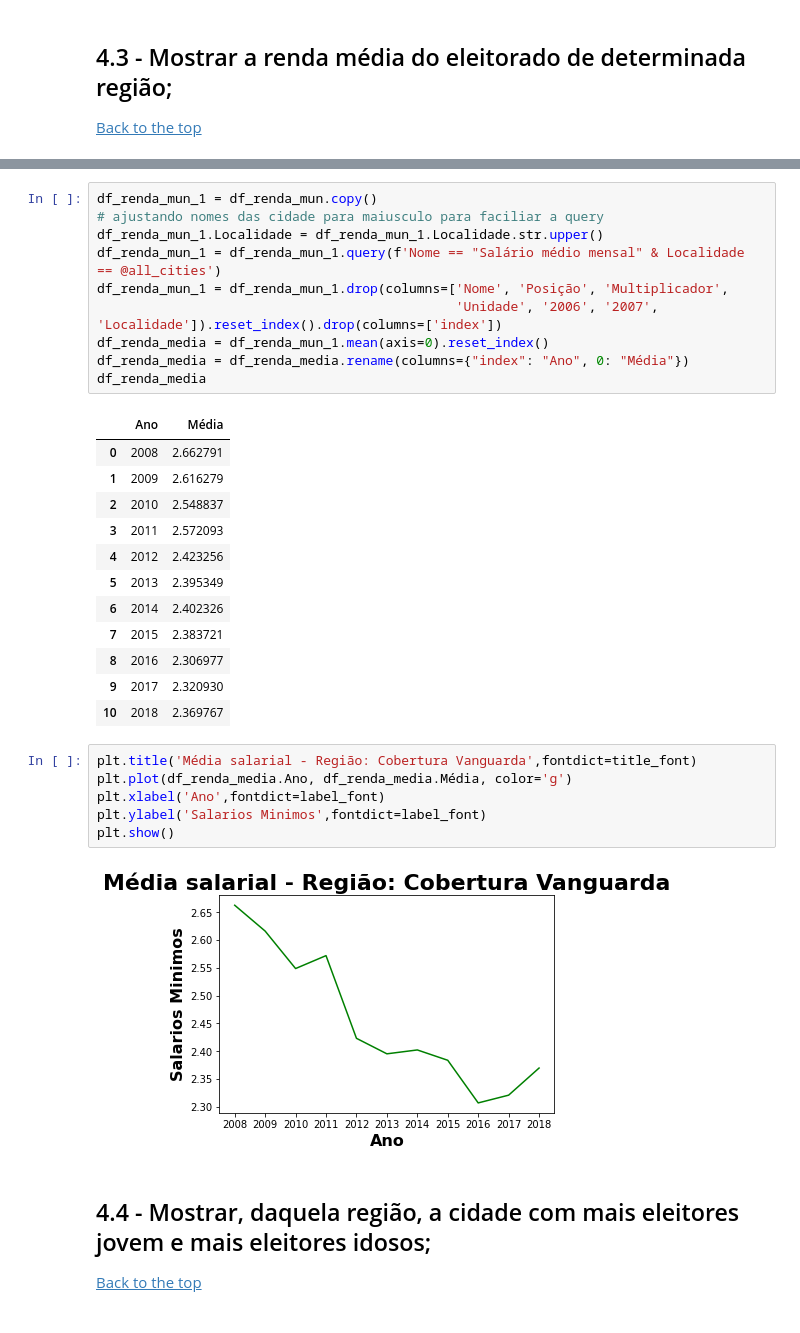
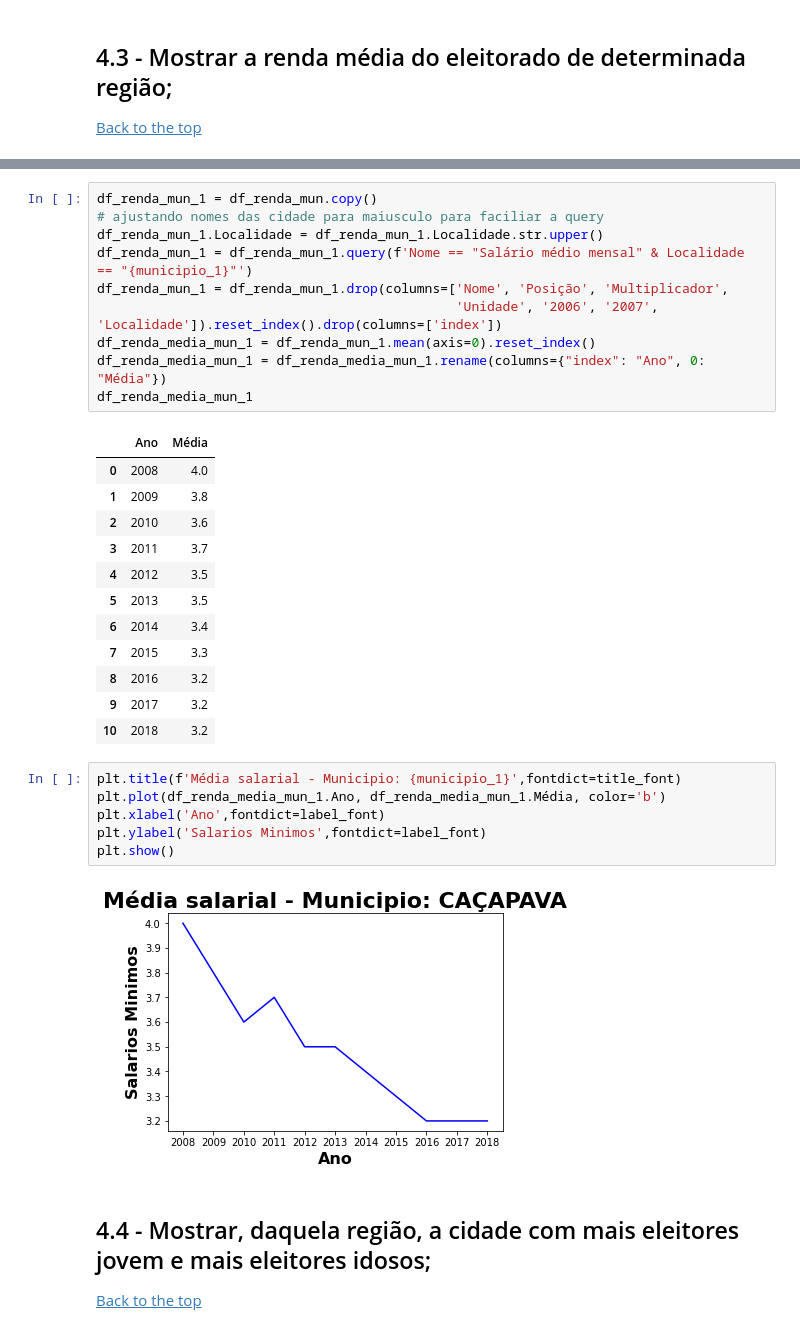
Before and after one commit to aerosdan/data-analysis, a Jupyter notebook: analise_dados_eleitorais.ipynb, the cells around one changed output, grey strips where cells are left out. Cells and saved outputs as stored; diff of their text form.

```diff
--- a/analise_dados_eleitorais.ipynb
+++ b/analise_dados_eleitorais.ipynb
@@ -446,33 +494,33 @@ plt.show()
 df_renda_mun_1 = df_renda_mun.copy()
 # ajustando nomes das cidade para maiusculo para faciliar a query
 df_renda_mun_1.Localidade = df_renda_mun_1.Localidade.str.upper()
-df_renda_mun_1 = df_renda_mun_1.query(f'Nome == "Salário médio mensal" & Localidade == @all_cities')
+df_renda_mun_1 = df_renda_mun_1.query(f'Nome == "Salário médio mensal" & Localidade == "{municipio_1}"')
 df_renda_mun_1 = df_renda_mun_1.drop(columns=['Nome', 'Posição', 'Multiplicador',
                                               'Unidade', '2006', '2007', 'Localidade']).reset_index().drop(columns=['index'])
-df_renda_media = df_renda_mun_1.mean(axis=0).reset_index()
-df_renda_media = df_renda_media.rename(columns={"index": "Ano", 0: "Média"})
-df_renda_media
+df_renda_media_mun_1 = df_renda_mun_1.mean(axis=0).reset_index()
+df_renda_media_mun_1 = df_renda_media_mun_1.rename(columns={"index": "Ano", 0: "Média"})
+df_renda_media_mun_1
 # %% [output]
 |  | Ano | Média |
-| 0 | 2008 | 2.662791 |
-| 1 | 2009 | 2.616279 |
-| 2 | 2010 | 2.548837 |
-| 3 | 2011 | 2.572093 |
-| 4 | 2012 | 2.423256 |
-| 5 | 2013 | 2.395349 |
-| 6 | 2014 | 2.402326 |
-| 7 | 2015 | 2.383721 |
-| 8 | 2016 | 2.306977 |
-| 9 | 2017 | 2.320930 |
-| 10 | 2018 | 2.369767 |
+| 0 | 2008 | 4.0 |
+| 1 | 2009 | 3.8 |
+| 2 | 2010 | 3.6 |
+| 3 | 2011 | 3.7 |
+| 4 | 2012 | 3.5 |
+| 5 | 2013 | 3.5 |
+| 6 | 2014 | 3.4 |
+| 7 | 2015 | 3.3 |
+| 8 | 2016 | 3.2 |
+| 9 | 2017 | 3.2 |
+| 10 | 2018 | 3.2 |
 # %%
-plt.title('Média salarial - Região: Cobertura Vanguarda',fontdict=title_font)
-plt.plot(df_renda_media.Ano, df_renda_media.Média, color='g')
+plt.title(f'Média salarial - Municipio: {municipio_1}',fontdict=title_font)
+plt.plot(df_renda_media_mun_1.Ano, df_renda_media_mun_1.Média, color='b')
 plt.xlabel('Ano',fontdict=label_font)
 plt.ylabel('Salarios Minimos',fontdict=label_font)
 plt.show()
 # %% [output]
-[figure, old version]
+[figure, new version]
 # %% [markdown]
 <a name="analysis_4"></a>
 ## 4.4 -  Mostrar, daquela região, a cidade com mais eleitores jovem e mais eleitores idosos;
```
Also changed, not shown: parts of 26 cells of this notebook.
